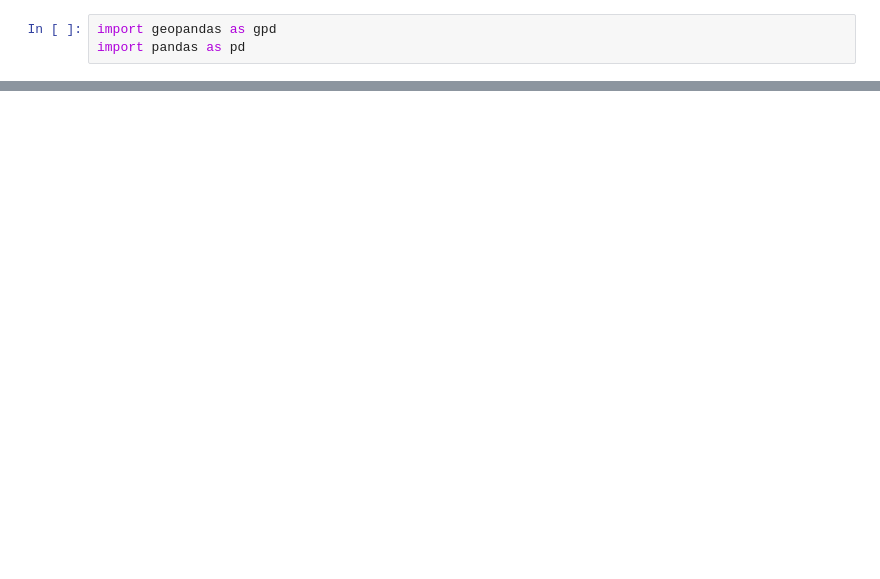
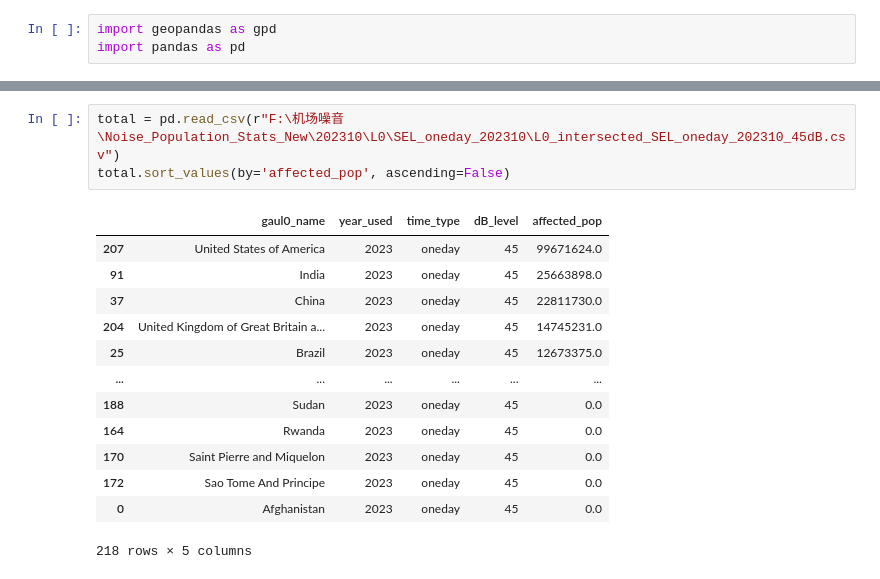
Before and after one commit to lun55/WorldPop, a Jupyter notebook: 人口统计.ipynb, the cells around one changed output, grey strips where cells are left out. Saved outputs shown, nothing was run; the diff lists cells and outputs as text; blank space fills up the shorter version.

```diff
--- a/人口统计.ipynb
+++ b/人口统计.ipynb
@@ -5,0 +31,17 @@ total = pd.read_csv(r"E:\Code\WorldPop\noise\USA_tiles\2023\night\results\csv\ma
+# %%
+total = pd.read_csv(r"F:\机场噪音\Noise_Population_Stats_New\202310\L0\SEL_oneday_202310\L0_intersected_SEL_oneday_202310_45dB.csv")
+total.sort_values(by='affected_pop', ascending=False)
+# %% [output]
+|  | gaul0_name | year_used | time_type | dB_level | affected_pop |
+| 207 | United States of America | 2023 | oneday | 45 | 99671624.0 |
+| 91 | India | 2023 | oneday | 45 | 25663898.0 |
+| 37 | China | 2023 | oneday | 45 | 22811730.0 |
+| 204 | United Kingdom of Great Britain a... | 2023 | oneday | 45 | 14745231.0 |
+| 25 | Brazil | 2023 | oneday | 45 | 12673375.0 |
+| ... | ... | ... | ... | ... | ... |
+| 188 | Sudan | 2023 | oneday | 45 | 0.0 |
+| 164 | Rwanda | 2023 | oneday | 45 | 0.0 |
+| 170 | Saint Pierre and Miquelon | 2023 | oneday | 45 | 0.0 |
+| 172 | Sao Tome And Principe | 2023 | oneday | 45 | 0.0 |
+| 0 | Afghanistan | 2023 | oneday | 45 | 0.0 |
+218 rows × 5 columns
```
Also changed, not shown: parts of 36 cells of this notebook, 44 other files.
